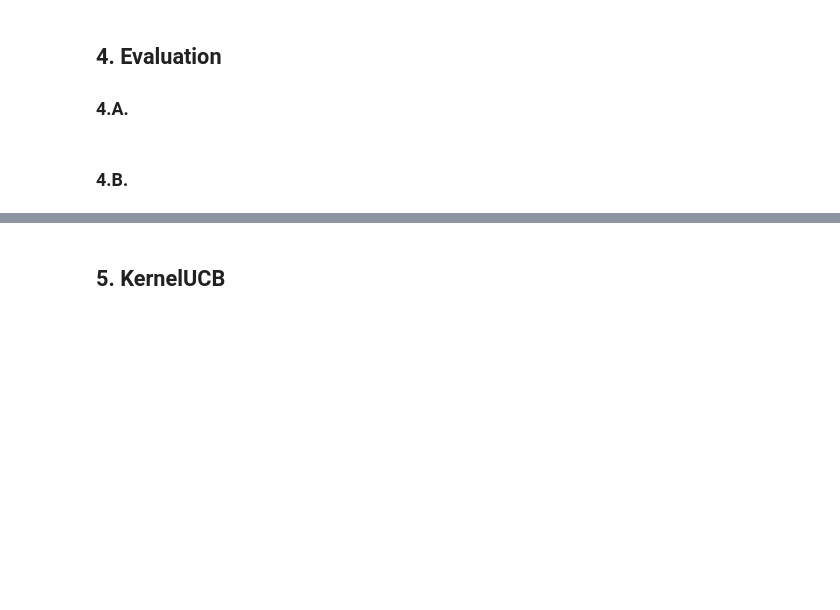
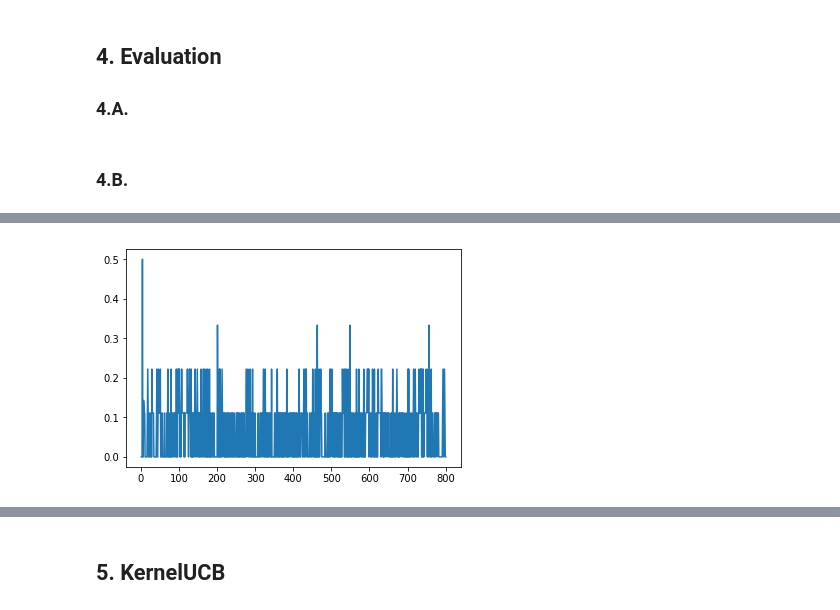
Before and after one commit to youshaox/COMP90051-project2, a Jupyter notebook: youshaox.ipynb, the cells around one changed output, grey strips where cells are left out. Cells and saved outputs as stored; diff of their text form; code cells hidden in the pictures; blank space fills up the shorter version.

```diff
--- a/youshaox.ipynb
+++ b/youshaox.ipynb
@@ -235,0 +263,6 @@ def offlineEvaluate(mab, arms, rewards, contexts, nrounds=None):
+# %%
+# load the data
+dataset = np.loadtxt('dataset.txt', dtype=int)
+arms = dataset[:,0]
+rewards = dataset[:,1]
+contexts = dataset[:,2:102]
@@ -278,0 +402,7 @@ print('LinUCB average reward', np.mean(results_LinUCB))
+# %%
+fig = plt.figure()
+ax = plt.axes()
+x = np.linspace(1, 800, 800)
+ax.plot(x, result_mab_ucb);
+# %% [output]
+[figure, added]
```
Also changed, not shown: parts of 16 cells of this notebook, 4 other files.
